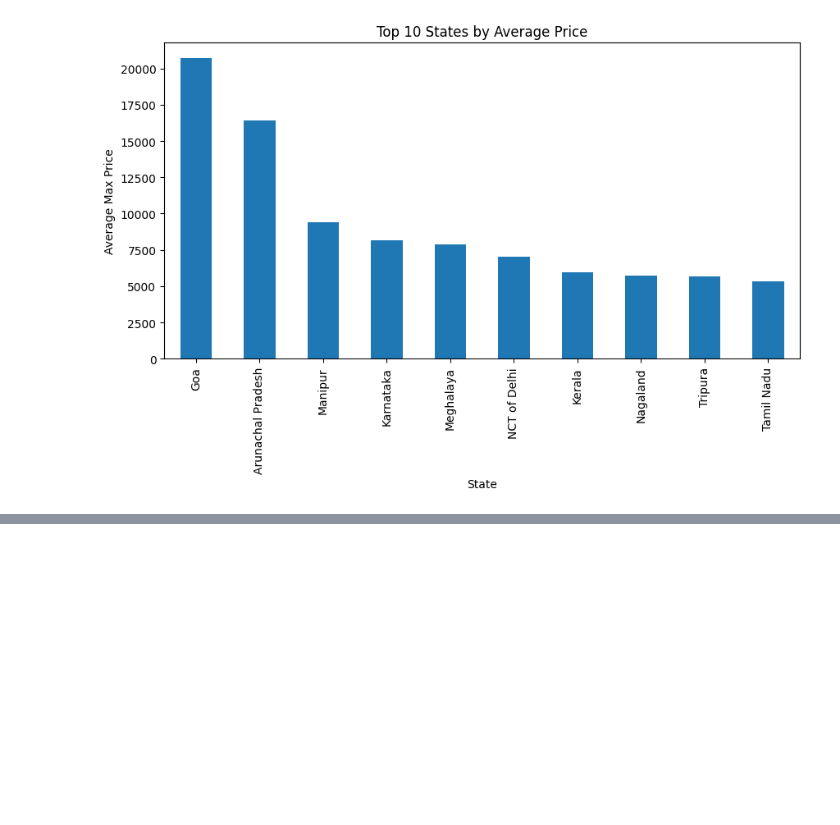
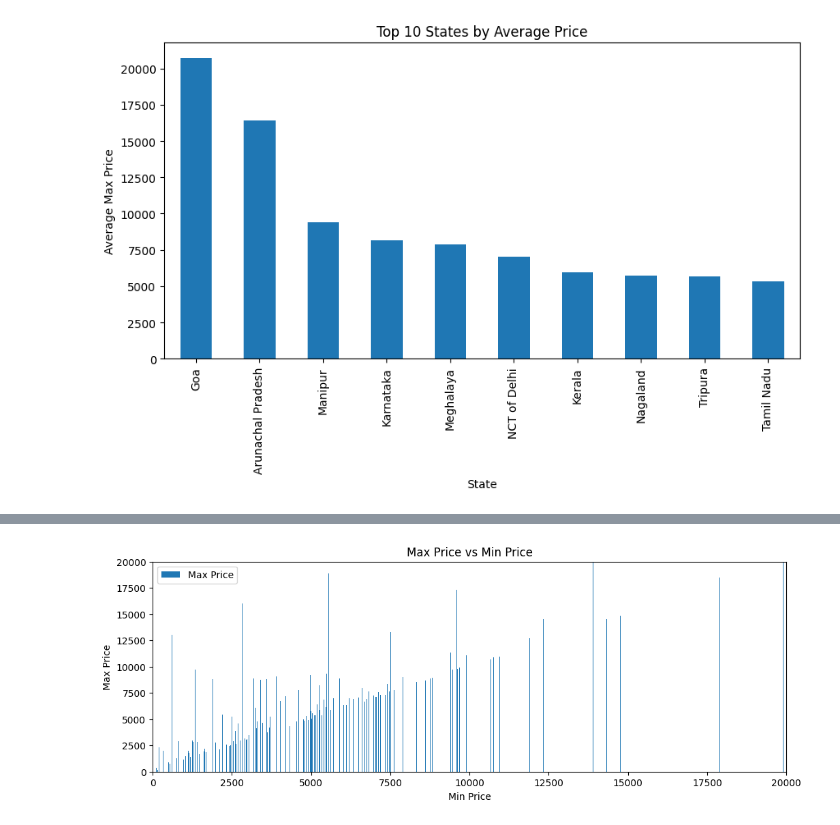
Before and after one commit to khushilalwani7002/Crop-Price-Predictor, a Jupyter notebook: max price.ipynb, the cells around one changed output, grey strips where cells are left out. Cells and saved outputs as stored; diff of their text form; code cells hidden in the pictures; blank space fills up the shorter version.

```diff
--- a/max price.ipynb
+++ b/max price.ipynb
@@ -223,0 +253,15 @@ plt.show()
+# %%
+sample = df.sample(100000)
+
+plt.figure(figsize=(12,4))
+plt.bar(sample['Min_Price'], sample['Max_Price'], label='Max Price')
+plt.xlim(0, 20000)
+plt.ylim(0,20000)
+plt.xlabel("Min Price")
+plt.ylabel("Max Price")
+plt.title("Max Price vs Min Price")
+
+plt.legend()
+plt.show()
+# %% [output]
+[figure, added]
```
Also changed, not shown: parts of 14 cells of this notebook.
